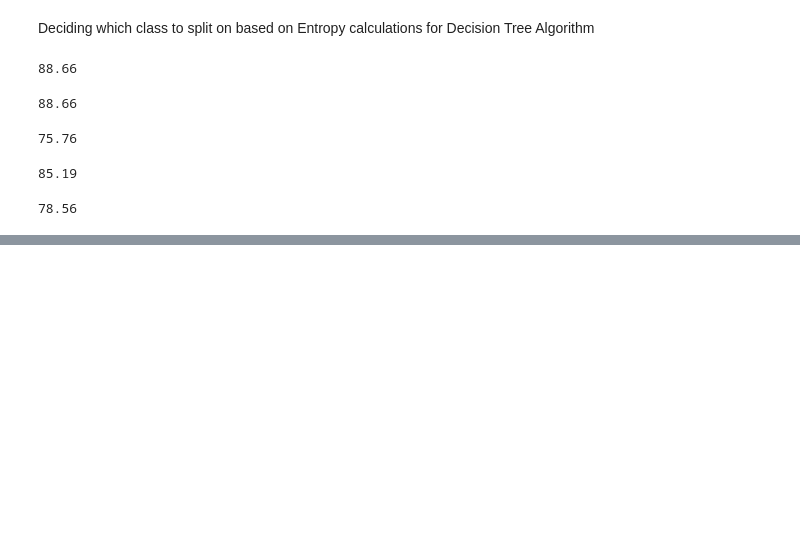
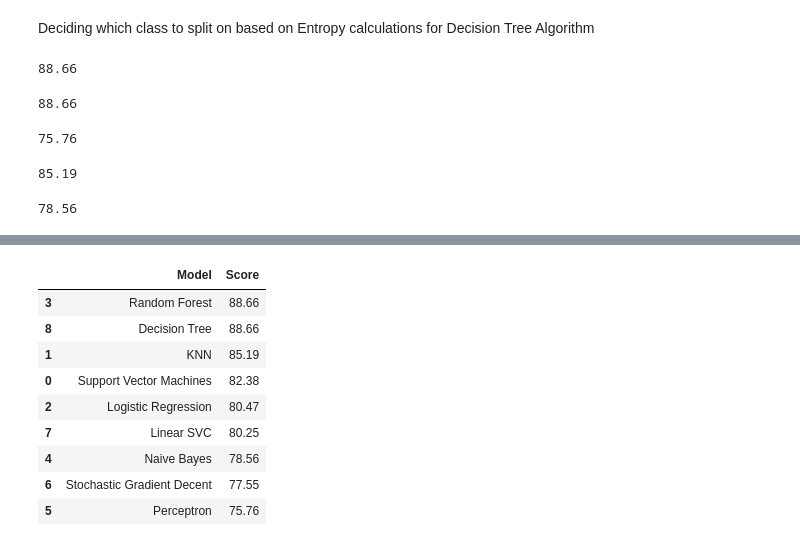
Before and after one commit to AndrewstheBuilder/DeepLearning, a Jupyter notebook: Titanic_Project/Titanic_Challenge.ipynb, the cells around one changed output, grey strips where cells are left out. Saved outputs shown, nothing was run; the diff lists cells and outputs as text; code cells hidden in the pictures; blank space fills up the shorter version.

```diff
--- a/Titanic_Project/Titanic_Challenge.ipynb
+++ b/Titanic_Project/Titanic_Challenge.ipynb
@@ -941,0 +949,21 @@ acc_sgd
+# %%
+models = pd.DataFrame({
+    'Model': ['Support Vector Machines', 'KNN', 'Logistic Regression',
+              'Random Forest', 'Naive Bayes', 'Perceptron',
+              'Stochastic Gradient Decent', 'Linear SVC',
+              'Decision Tree'],
+    'Score': [acc_svc, acc_knn, acc_log,
+              acc_random_forest, acc_gaussian, acc_perceptron,
+              acc_sgd, acc_linear_svc, acc_decision_tree]})
+models.sort_values(by='Score', ascending=False)
+# %% [output]
+|  | Model | Score |
+| 3 | Random Forest | 88.66 |
+| 8 | Decision Tree | 88.66 |
+| 1 | KNN | 85.19 |
+| 0 | Support Vector Machines | 82.38 |
+| 2 | Logistic Regression | 80.47 |
+| 7 | Linear SVC | 80.25 |
+| 4 | Naive Bayes | 78.56 |
+| 6 | Stochastic Gradient Decent | 77.55 |
+| 5 | Perceptron | 75.76 |
```
Also changed, not shown: parts of 6 cells of this notebook.
